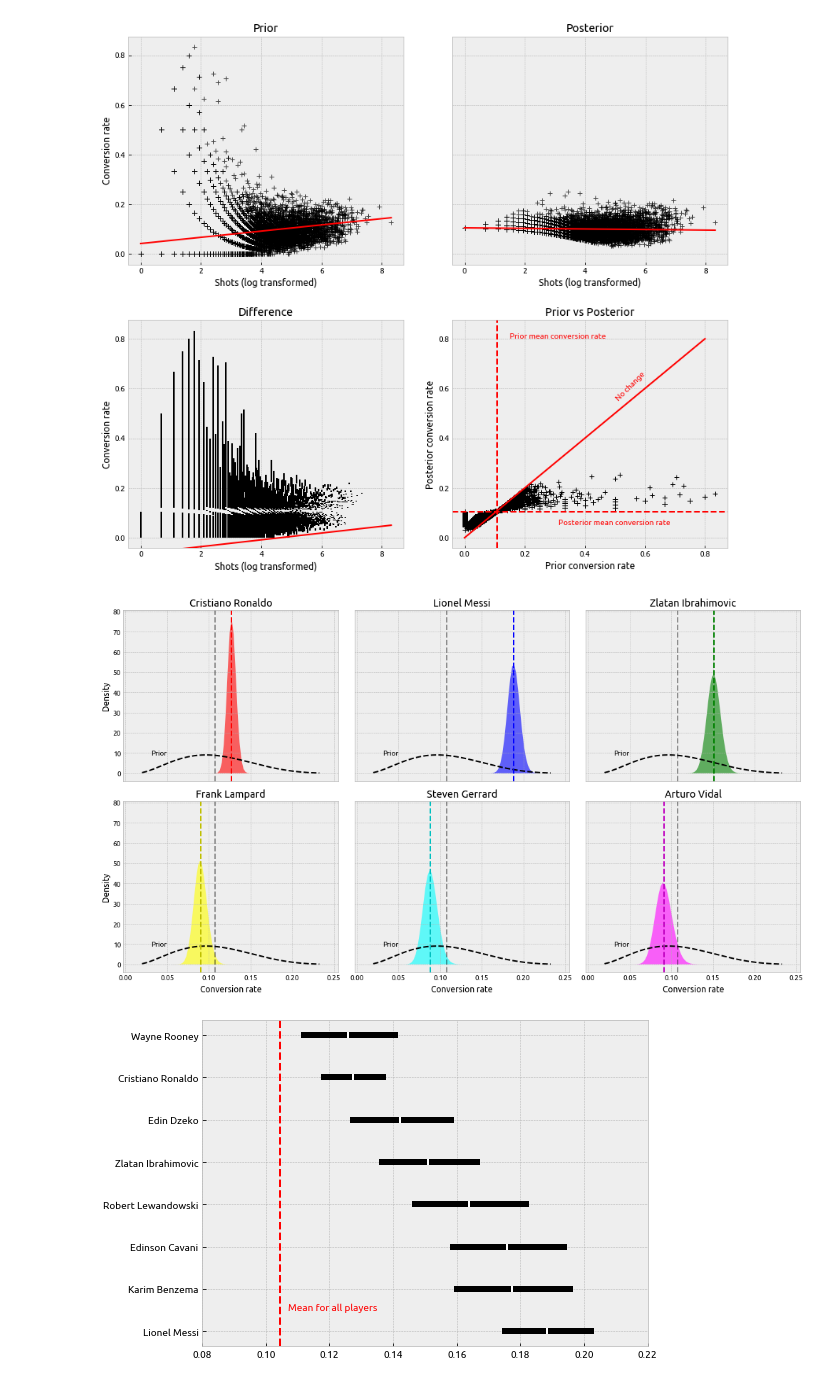
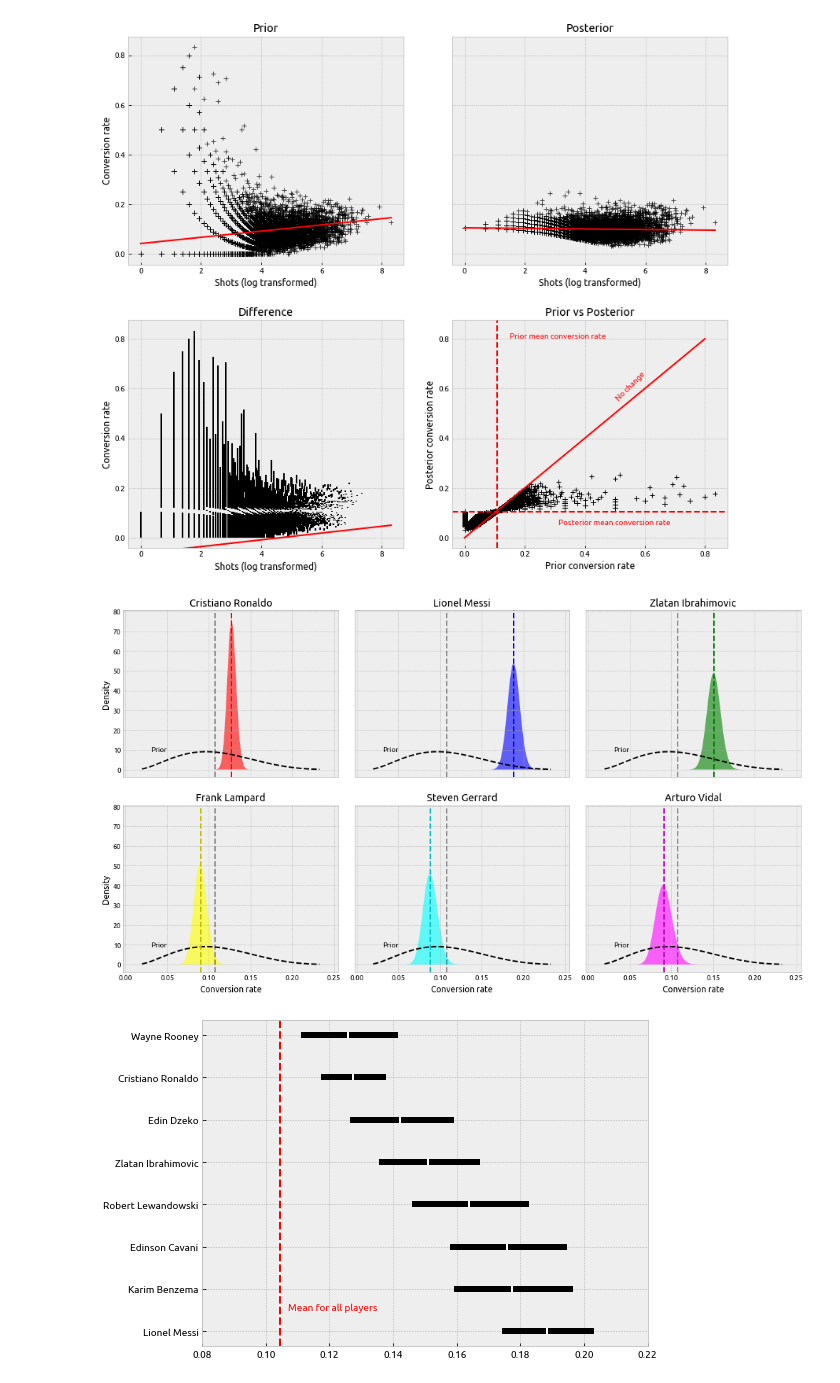
Before and after one commit to karangadiya/best-finishers-in-football, a Jupyter notebook: best-finishers-in-football.ipynb, the cells around one changed output. Cells and saved outputs as stored; diff of their text form; code cells hidden in the pictures.

Commit message:
adjust space between plots

```diff
--- a/best-finishers-in-football.ipynb
+++ b/best-finishers-in-football.ipynb
@@ -264,34 +264,35 @@ sg_b = data['Posterior b'][data['Player'] == 'Steven Gerrard'].values[0]
 sg_beta = stats.beta.pdf(x_dummies, sg_a, sg_b)
 ax5.fill_between(x_dummies, sg_beta, facecolor = 'cyan', alpha = 0.6)
 ax5.axvline(x = prior_m, linestyle = '--', color = 'k', alpha = 0.4)
 sg_mean = data['Posterior Conversion Rate'][data['Player'] == 'Steven Gerrard'].values[0]
 ax5.axvline(x = sg_mean, linestyle = '--', color = 'c')
 ax5.set_ylim(ax1.get_ylim())
 ax5.yaxis.set_ticklabels([])
 ax5.xaxis.set_ticks_position('none')
 ax5.yaxis.set_ticks_position('none')
 
 ax6.set_title('Arturo Vidal')
 ax6.set_xlabel('Conversion rate')
 ax6.plot(cv_above200, stats.beta.pdf(cv_above200, prior[0], prior[1], prior[2], prior[3]), 'k--', label = 'beta')
 ax6.text(0.05, 10, 'Prior', color = 'k', verticalalignment = 'center', horizontalalignment = 'right')
 x_dummies = np.linspace(ax6.get_xlim()[0], ax6.get_xlim()[1], 100)
 av_a = data['Posterior a'][data['Player'] == 'Arturo Vidal'].values[0]
 av_b = data['Posterior b'][data['Player'] == 'Arturo Vidal'].values[0]
 av_beta = stats.beta.pdf(x_dummies, av_a, av_b)
 ax6.fill_between(x_dummies, av_beta, facecolor = 'magenta', alpha = 0.6)
 ax6.axvline(x = prior_m, linestyle = '--', color = 'k', alpha = 0.4)
 av_mean = data['Posterior Conversion Rate'][data['Player'] == 'Arturo Vidal'].values[0]
 ax6.axvline(x = av_mean, linestyle = '--', color = 'm')
 ax6.set_ylim(ax1.get_ylim())
 ax6.yaxis.set_ticklabels([])
 ax6.yaxis.set_ticks_position('none')
 ax6.xaxis.set_ticks_position('none')
 ax6.yaxis.set_ticks_position('none')
 
+plt.subplots_adjust(hspace = 20)
 fig.tight_layout()
 # %% [output]
-[figure, old version]
+[figure, new version]
 # %%
 # calculating 95% credible intervals for posterior
 data['Cred 0.025th'] = btdtri(data['Posterior a'], data['Posterior b'], 0.025)
```
